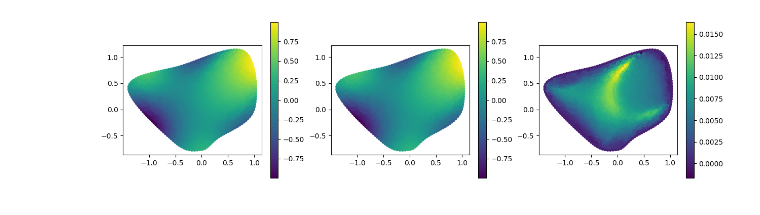
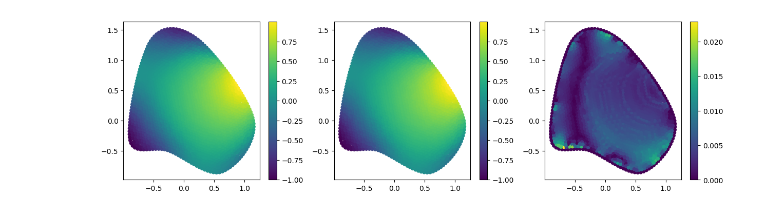
Before and after one commit to jh6220/SINNs-FEM, a Jupyter notebook: SINNs_FEM_implementation.ipynb, the cells around one changed output. Drawn from its saved outputs; the diff is of its cells as text; code cells hidden in the pictures.

```diff
--- a/SINNs_FEM_implementation.ipynb
+++ b/SINNs_FEM_implementation.ipynb
@@ -800,0 +799,11 @@ epoch: 20/20; batch: 3000/3000; loss: 1.216e-06; err_test: 3.854e-05
+# %%
+data_eval = data_test[:10]
+mse_arr = np.zeros((len(data_eval)))
+eta_arr = np.zeros((len(data_eval)))
+for i,d in enumerate(data_eval):
+    # err = SINNsEvalErr(d,encoderB,decoder,P,r,s_alphaBE)
+    mse,eta = SINNsEvalErr2(d,encoderB,decoder,P,r,s_alphaBE)
+    mse_arr[i] = mse
+    eta_arr[i] = eta
+    print(f'mse_test_{i}: {mse:.4g}; eta_test_{i}: {eta:.4g}')
+print(f'total - mse_test: {mse_arr.mean():.4g}; eta_test: {eta_arr.mean():.4g}')
@@ -801,5 +822,8 @@ epoch: 20/20; batch: 3000/3000; loss: 1.216e-06; err_test: 3.854e-05
 # %%
-encoder,encoderB,decoder,P,history,hyperParams = LoadModels('Models/LaplaceNL_FEM/model_1_56r_5_0_NN_64_64_64_64')
+encoder,encoderB,decoder,P,history,hyperParams = LoadModels('Models/LaplaceNL_FEM/model_1_12')
+s_alphaBE = np.array(hyperParams['s_alphaBE'])
+nodesIE = np.array(hyperParams['nodesIE'])
+nodesD = np.array(hyperParams['nodesD'])
 # encoder,encoderB,decoder,P,history,hyperParams = LoadModels('Models/LaplaceNL_FEM/model_1_56r_5_0_NN_32_32_32_3dp')
 # %%
 # Save('Models/LaplaceNL_FEM/model_1_56r_5_0_NN_32_32_32_3dp',encoder,encoderB,decoder,P,history,hyperParams)
@@ -858,44 +883,96 @@ def EncodeData(data,encoder,encoderB, nodesIE, s_alphaBE):
     l[boundaryNodes] = lB
     return l
 
-idx_data = 11
+def PlotField(ax,fig, nodes, elements, vals):
+    triangulation = tri.Triangulation(nodes[:, 0], nodes[:, 1], elements)
+
+    # Plotting
+    triang = ax.tricontourf(triangulation, vals,10)
+    ax.set_xlabel('x')
+    ax.set_ylabel('y')
+    # ax.colorbar()
+    fig.colorbar(triang, ax=ax, orientation='vertical', pad=0.1)
+    ax.set_aspect('equal', adjustable='box')
+    return
+
+def PlotFEMsolution(nodes, elements,l):
+    if elements.shape[1] == 4:
+        # Convert quadrlateral mesh to triangular mesh
+        elements = np.concatenate([elements[:,:3],elements[:,1:]],0)
+
+    # Create a Triangulation object
+    triangulation = tri.Triangulation(nodes[:, 0], nodes[:, 1], elements)
+
+    # Plotting
+    r = l.shape[1]
+    n_rows = np.ceil(r/3).astype(int)
+    n_cols = min(r,3)
+    plt.figure(figsize=(5*n_cols,4*n_rows),dpi=300)
+    for i in range(r):
+        plt.subplot(n_rows,n_cols,i+1)
+        plt.tricontourf(triangulation, l[:,i],10)
+        # plt.scatter(nodes[:,0],nodes[:,1],s=100,c=l[:,i])
+        plt.xlabel('x')
+        plt.ylabel('y')
+        plt.colorbar()
+        plt.gca().set_aspect('equal', adjustable='box')
+    plt.show()
+    return
+
+idx_data = 2
 
 u_model,l_model = SINNsPredict(data[idx_data],encoderB,decoder,P,r,s_alphaBE)
 l_enc = EncodeData(data[idx_data],encoder,encoderB, nodesIE, s_alphaBE)
 u = data[idx_data]['l']
 nodes = data[idx_data]['nodes']
+elements = data[idx_data]['elements']
+
+# fig,axs = plt.subplots(1,3,figsize=(15,3))
+# PlotField(axs[0],fig, nodes, elements, u[:,0])
+# PlotField(axs[1],fig, nodes, elements, u_model[:,0])
+# PlotField(axs[2],fig, nodes, elements, np.abs(u_model[:,0]-u[:,0]))
+# fig.show()
+
+# PlotFEMsolution(nodes, elements,u_model)
+# PlotFEMsolution(nodes, elements,u)
+# PlotFEMsolution(nodes, elements,np.abs(u_model-u))
+
+# PlotFEMsolution(nodes, elements,l_model)
+# PlotFEMsolution(nodes, elements,l_enc)
+# PlotFEMsolution(nodes, elements,l_model-l_enc)
 
 ms = 20
+alpha_val = 1
 plt.figure(figsize=(15,4))
 plt.subplot(1,3,1)
-plt.scatter(nodes[:,0],nodes[:,1],c=u[:,0],s=ms)
+plt.scatter(nodes[:,0],nodes[:,1],c=u[:,0],s=ms,alpha=alpha_val)
 plt.gca().set_aspect('equal', adjustable='box')
 plt.colorbar()
 plt.subplot(1,3,2)
-plt.scatter(nodes[:,0],nodes[:,1],c=u_model[:,0],s=ms)
+plt.scatter(nodes[:,0],nodes[:,1],c=u_model[:,0],s=ms,alpha=alpha_val)
 plt.gca().set_aspect('equal', adjustable='box')
 plt.colorbar()
 plt.subplot(1,3,3)
-plt.scatter(nodes[:,0],nodes[:,1],c=u[:,0]-u_model[:,0],s=ms)
+plt.scatter(nodes[:,0],nodes[:,1],c=np.abs(u[:,0]-u_model[:,0]),s=ms,alpha=alpha_val)
 plt.gca().set_aspect('equal', adjustable='box')
 plt.colorbar()
 plt.show()
 
 r = l_enc.shape[-1]
 plt.figure(figsize=(15,4*l_enc.shape[-1]))
 for i in range(r):
     plt.subplot(r,3,3*i+1)
-    plt.scatter(nodes[:,0],nodes[:,1],c=l_enc[:,i],s=ms)
+    plt.scatter(nodes[:,0],nodes[:,1],c=l_enc[:,i],s=ms,alpha=alpha_val)
     plt.gca().set_aspect('equal', adjustable='box')
     plt.colorbar()
     plt.subplot(r,3,3*i+2)
-    plt.scatter(nodes[:,0],nodes[:,1],c=l_model[:,i],s=ms)
+    plt.scatter(nodes[:,0],nodes[:,1],c=l_model[:,i],s=ms,alpha=alpha_val)
     plt.gca().set_aspect('equal', adjustable='box')
     plt.colorbar()
     plt.subplot(r,3,3*i+3)
-    plt.scatter(nodes[:,0],nodes[:,1],c=l_enc[:,i]-l_model[:,i],s=ms)
+    plt.scatter(nodes[:,0],nodes[:,1],c=np.abs(l_enc[:,i]-l_model[:,i]),s=ms,alpha=alpha_val)
     plt.gca().set_aspect('equal', adjustable='box')
     plt.colorbar()
 plt.show()
 # %% [output]
-[figure, old version]
+[figure, new version]
```
Also changed, not shown: parts of 15 cells of this notebook, 23 other files.
